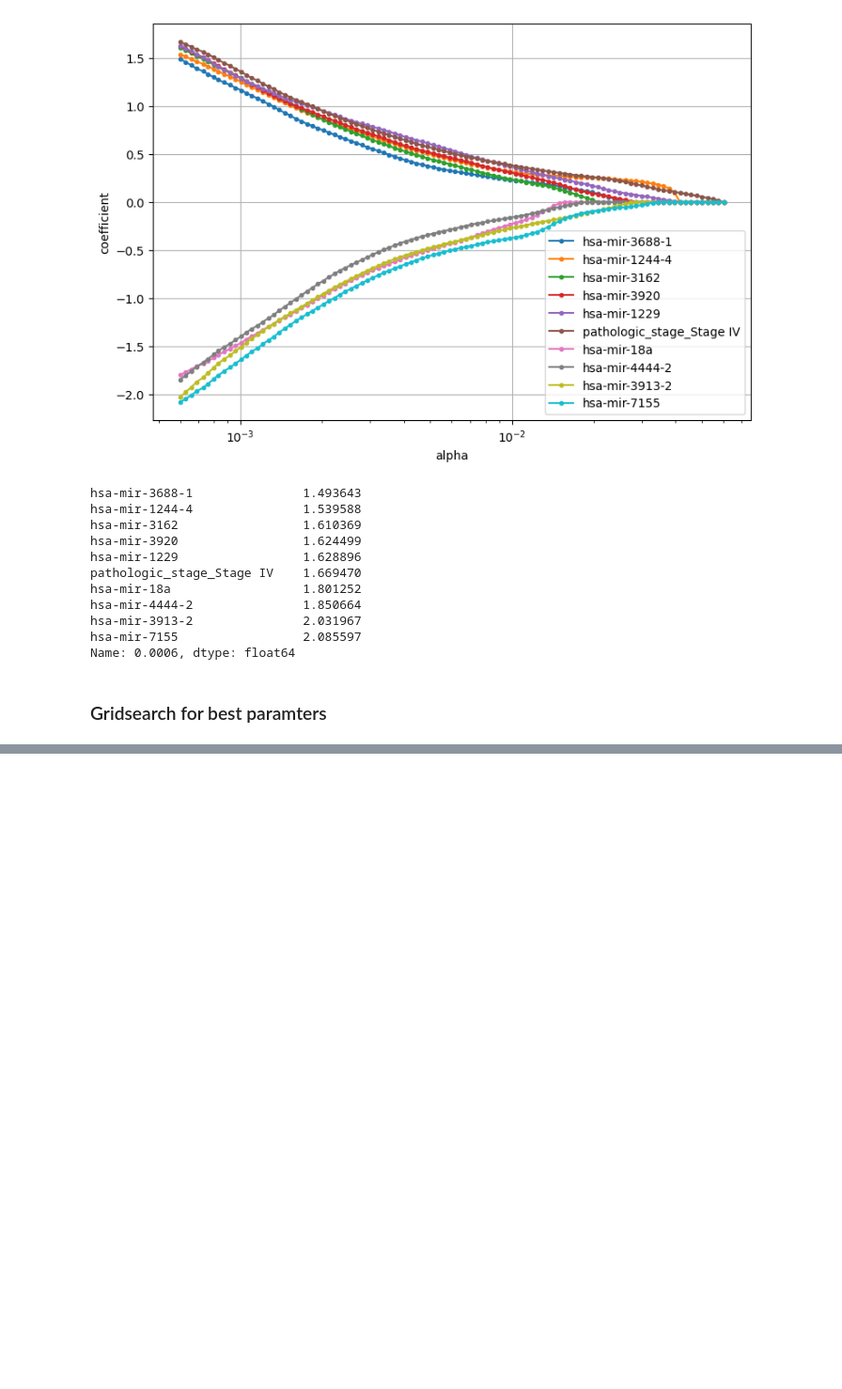
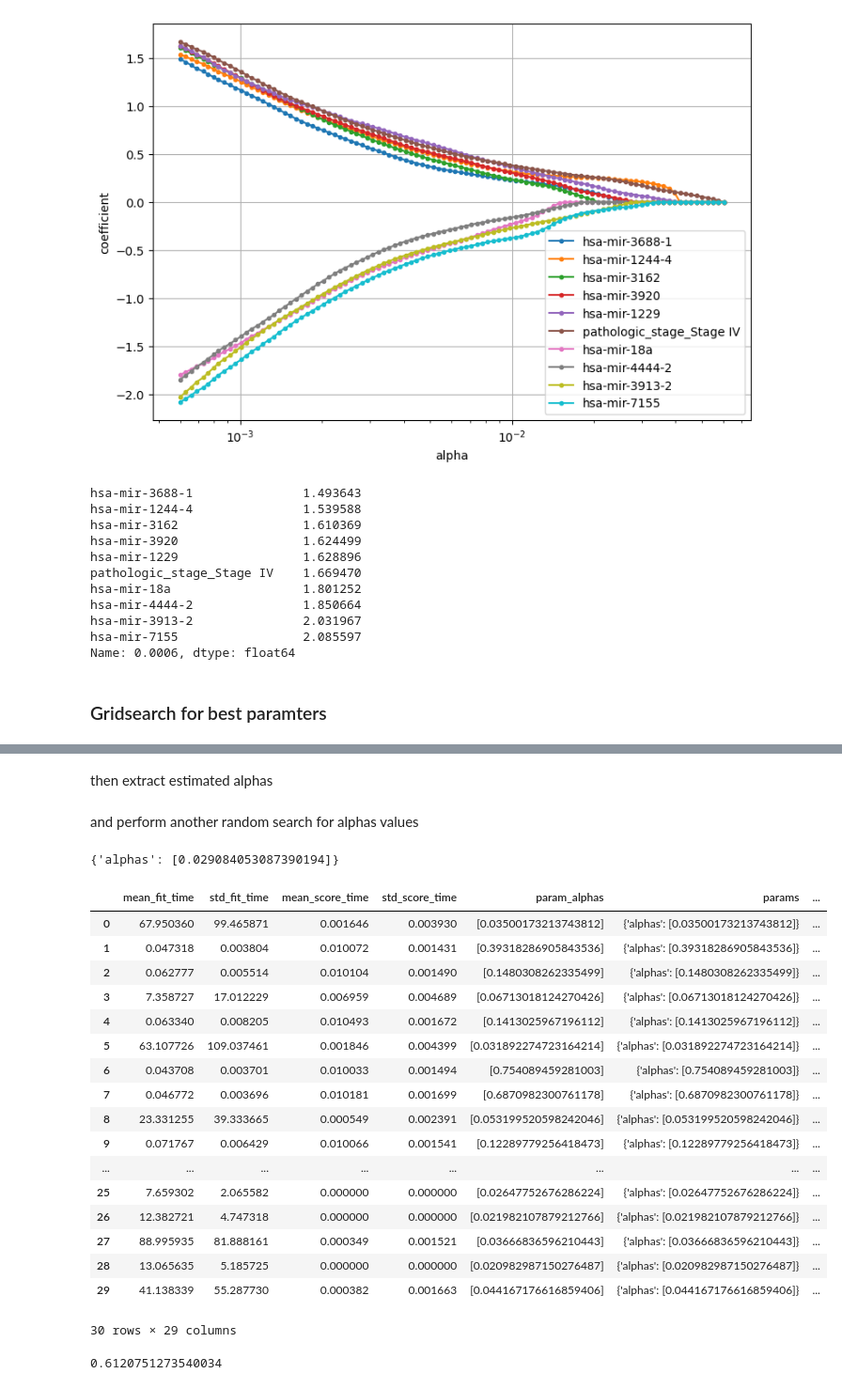
Before and after one commit to giorgiaBertacchini/miRNA_survival_analysis, a Jupyter notebook: notebooks/cox_regression.ipynb, the cells around one changed output, grey strips where cells are left out. Shown at 94% size. Cells and saved outputs as stored; diff of their text form; code cells hidden in the pictures; blank space fills up the shorter version.

```diff
--- a/notebooks/cox_regression.ipynb
+++ b/notebooks/cox_regression.ipynb
@@ -80,8 +80,8 @@ y_cols = ['Death', 'days_to_death', 'days_to_last_followup']
 X_cols = [col for col in dataset.columns if col not in y_cols]
 
 custom_dtype = np.dtype([
-    ('death', np.bool_),         # O 'bool'
-    ('days', np.float64)      # O 'float'
+    ('event', np.bool_),         # O 'bool'
+    ('time', np.float64)      # O 'float'
 ])
 
 y = []
@@ -95,6 +95,6 @@ y = np.array(y)
 
 X = dataset[X_cols]
 # remove columns with zero-variance
-# print(X.shape)
+print(X.shape)
 X = X.loc[:, X.var() != 0]
-# print(X.shape)
+print(X.shape)
@@ -545,0 +549,2 @@ cv_results = pd.DataFrame(gcv.cv_results_)
+# %% [markdown]
+then extract estimated alphas
@@ -545,0 +559,2 @@ cv_results = pd.DataFrame(gcv.cv_results_)
+# %% [markdown]
+and perform another random search for alphas values
@@ -546 +587,31 @@ cv_results = pd.DataFrame(gcv.cv_results_)
+# %%
+gcv.best_params_
+# %% [output]
+{'alphas': [0.029084053087390194]}
+# %%
+res
+# %% [output]
+|  | mean_fit_time | std_fit_time | mean_score_time | std_score_time | param_alphas | params | ... |
+| 0 | 67.950360 | 99.465871 | 0.001646 | 0.003930 | [0.03500173213743812] | {'alphas': [0.03500173213743812]} | ... |
+| 1 | 0.047318 | 0.003804 | 0.010072 | 0.001431 | [0.39318286905843536] | {'alphas': [0.39318286905843536]} | ... |
+| 2 | 0.062777 | 0.005514 | 0.010104 | 0.001490 | [0.1480308262335499] | {'alphas': [0.1480308262335499]} | ... |
+| 3 | 7.358727 | 17.012229 | 0.006959 | 0.004689 | [0.06713018124270426] | {'alphas': [0.06713018124270426]} | ... |
+| 4 | 0.063340 | 0.008205 | 0.010493 | 0.001672 | [0.1413025967196112] | {'alphas': [0.1413025967196112]} | ... |
+| 5 | 63.107726 | 109.037461 | 0.001846 | 0.004399 | [0.031892274723164214] | {'alphas': [0.031892274723164214]} | ... |
+| 6 | 0.043708 | 0.003701 | 0.010033 | 0.001494 | [0.754089459281003] | {'alphas': [0.754089459281003]} | ... |
+| 7 | 0.046772 | 0.003696 | 0.010181 | 0.001699 | [0.6870982300761178] | {'alphas': [0.6870982300761178]} | ... |
+| 8 | 23.331255 | 39.333665 | 0.000549 | 0.002391 | [0.053199520598242046] | {'alphas': [0.053199520598242046]} | ... |
+| 9 | 0.071767 | 0.006429 | 0.010066 | 0.001541 | [0.12289779256418473] | {'alphas': [0.12289779256418473]} | ... |
+| ... | ... | ... | ... | ... | ... | ... | ... |
+| 25 | 7.659302 | 2.065582 | 0.000000 | 0.000000 | [0.02647752676286224] | {'alphas': [0.02647752676286224]} | ... |
+| 26 | 12.382721 | 4.747318 | 0.000000 | 0.000000 | [0.021982107879212766] | {'alphas': [0.021982107879212766]} | ... |
+| 27 | 88.995935 | 81.888161 | 0.000349 | 0.001521 | [0.03666836596210443] | {'alphas': [0.03666836596210443]} | ... |
+| 28 | 13.065635 | 5.185725 | 0.000000 | 0.000000 | [0.020982987150276487] | {'alphas': [0.020982987150276487]} | ... |
+| 29 | 41.138339 | 55.287730 | 0.000382 | 0.001663 | [0.044167176616859406] | {'alphas': [0.044167176616859406]} | ... |
+30 rows × 29 columns
+# %%
+np.argmax(res.mean_test_score)
+print(res.eman_test_score[11])
+# %% [output]
+0.6120751273540034
 # %%
```
Also changed, not shown: parts of 18 cells of this notebook, 8 other files.
